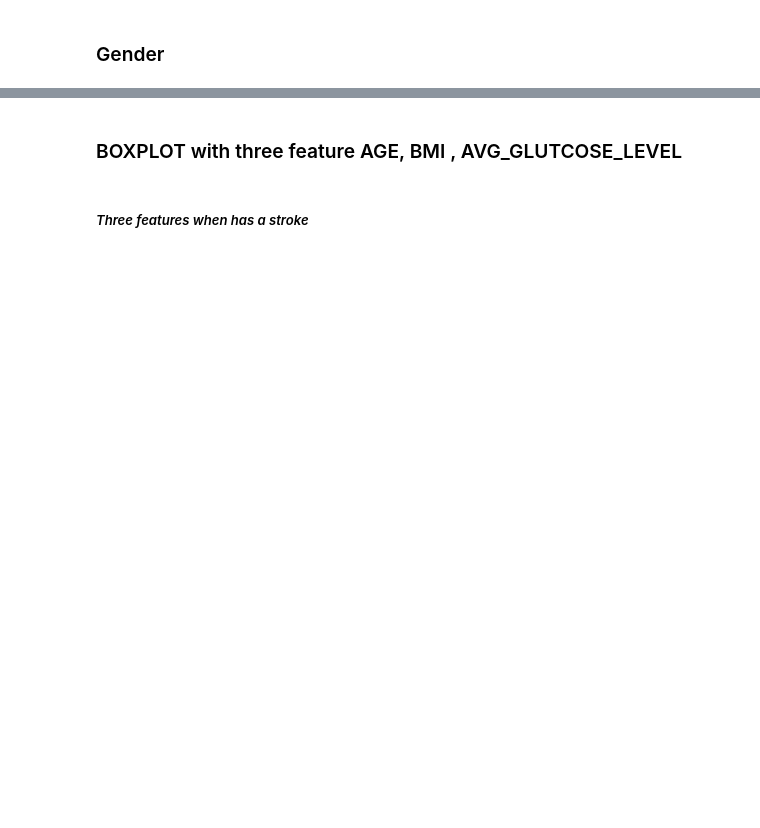
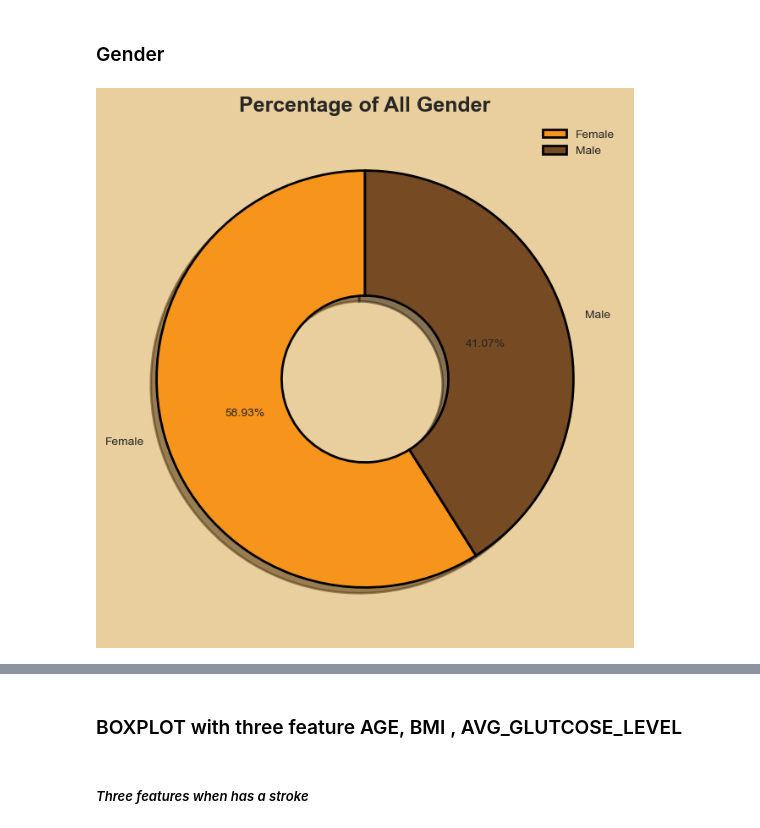
Before and after one commit to HoaNguyen710/PYTHON_FOR_DATA_SCIENCE, a Jupyter notebook: model.ipynb, the cells around one changed output, grey strips where cells are left out. Drawn from its saved outputs; the diff is of its cells as text; code cells hidden in the pictures; blank space fills up the shorter version.

```diff
--- a/model.ipynb
+++ b/model.ipynb
@@ -138,11 +303,16 @@ plt.show()
 # %% [markdown]
 ### Gender
 # %%
-fig, ax = plt.subplots(figsize = (7,8))
+fig, ax = plt.subplots(figsize = (8,8))
 labels = [ 'Female','Male']
-plt.pie(stroke_Final["gender"].value_counts(),autopct='%1.2f%%',labels=labels)
-plt.title("Percentage of All Gender",fontsize=18,fontweight="bold")
-fig.set_facecolor('#FFFFCC')
+plt.pie(stroke_Final["gender"].value_counts(),autopct='%1.2f%%',labels=labels , radius =1, colors=["#F7941C", "#764A23"], shadow = True, startangle = 90, wedgeprops = {"edgecolor" : "black",
+                      'linewidth': 2,
+                      'antialiased': True,
+                      "width":0.6})
+plt.title("Percentage of All Gender",fontsize=18,fontweight="bold" )
+fig.set_facecolor('#E9CF9D')
 plt.legend()
 plt.show()
+# %% [output]
+[figure, added]
 # %%
```
Also changed, not shown: parts of 79 cells of this notebook, 2 other files.
